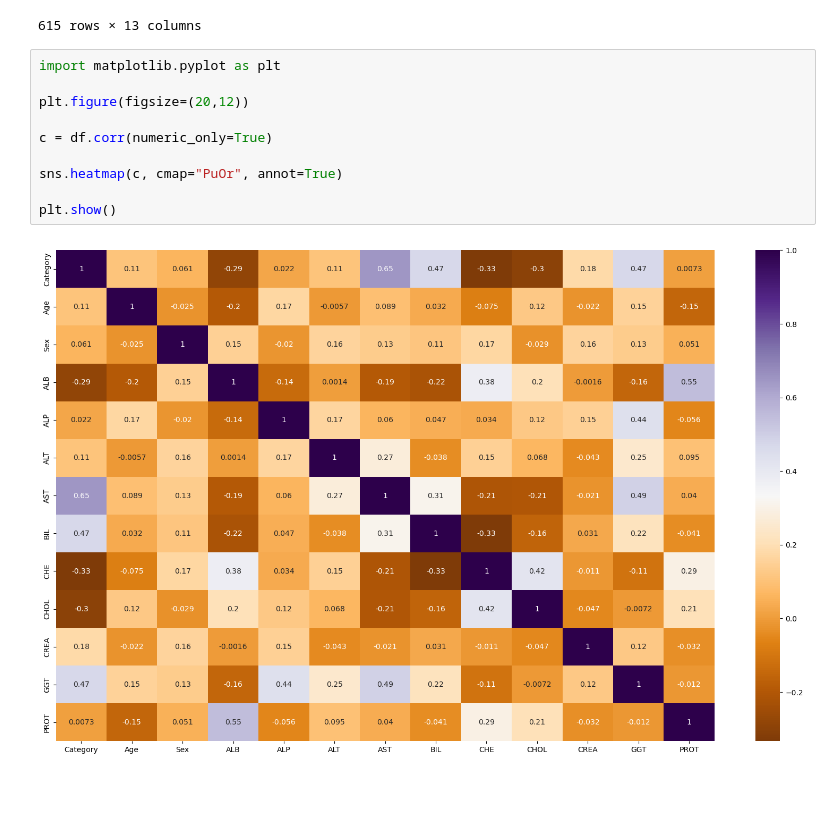
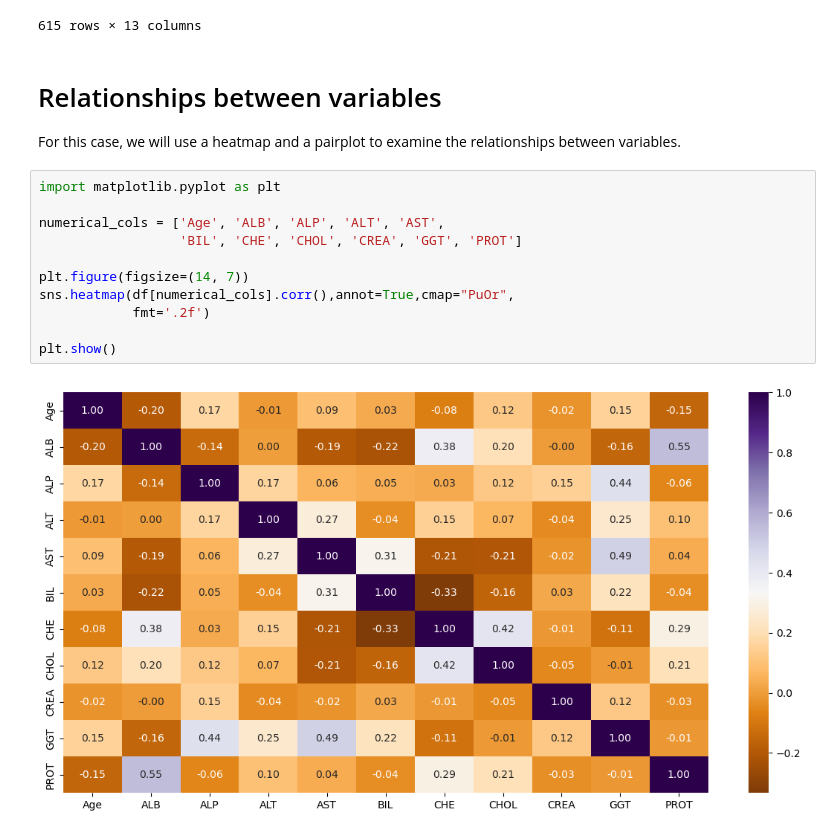
Before and after one commit to 2026623-Student/Ca-MachineLearning, a Jupyter notebook: Machine_Learning.ipynb, the cells around one changed output. Saved outputs shown, nothing was run; the diff lists cells and outputs as text; blank space fills up the shorter version.

```diff
--- a/Machine_Learning.ipynb
+++ b/Machine_Learning.ipynb
@@ -389,15 +401,20 @@ df
 | 613 | 4 | 46 | 0 | 33.0 | 66.2 | 39.0 | 62.0 | 20.0 | 3.56 | 4.20 | 52.0 | ... |
 | 614 | 4 | 59 | 0 | 36.0 | 66.2 | 100.0 | 80.0 | 12.0 | 9.07 | 5.30 | 67.0 | ... |
 615 rows × 13 columns
+# %% [markdown]
+# Relationships between variables
+
+For this case, we will use a heatmap and a pairplot to examine the relationships between variables.
 # %%
 import matplotlib.pyplot as plt
 
-plt.figure(figsize=(20,12))
+numerical_cols = ['Age', 'ALB', 'ALP', 'ALT', 'AST',
+                  'BIL', 'CHE', 'CHOL', 'CREA', 'GGT', 'PROT']
 
-c = df.corr(numeric_only=True)
-
-sns.heatmap(c, cmap="PuOr", annot=True)
+plt.figure(figsize=(14, 7))
+sns.heatmap(df[numerical_cols].corr(),annot=True,cmap="PuOr",
+            fmt='.2f')
 
 plt.show()
 # %% [output]
-[figure, old version]
+[figure, new version]
```
Also changed, not shown: parts of 24 cells of this notebook.
